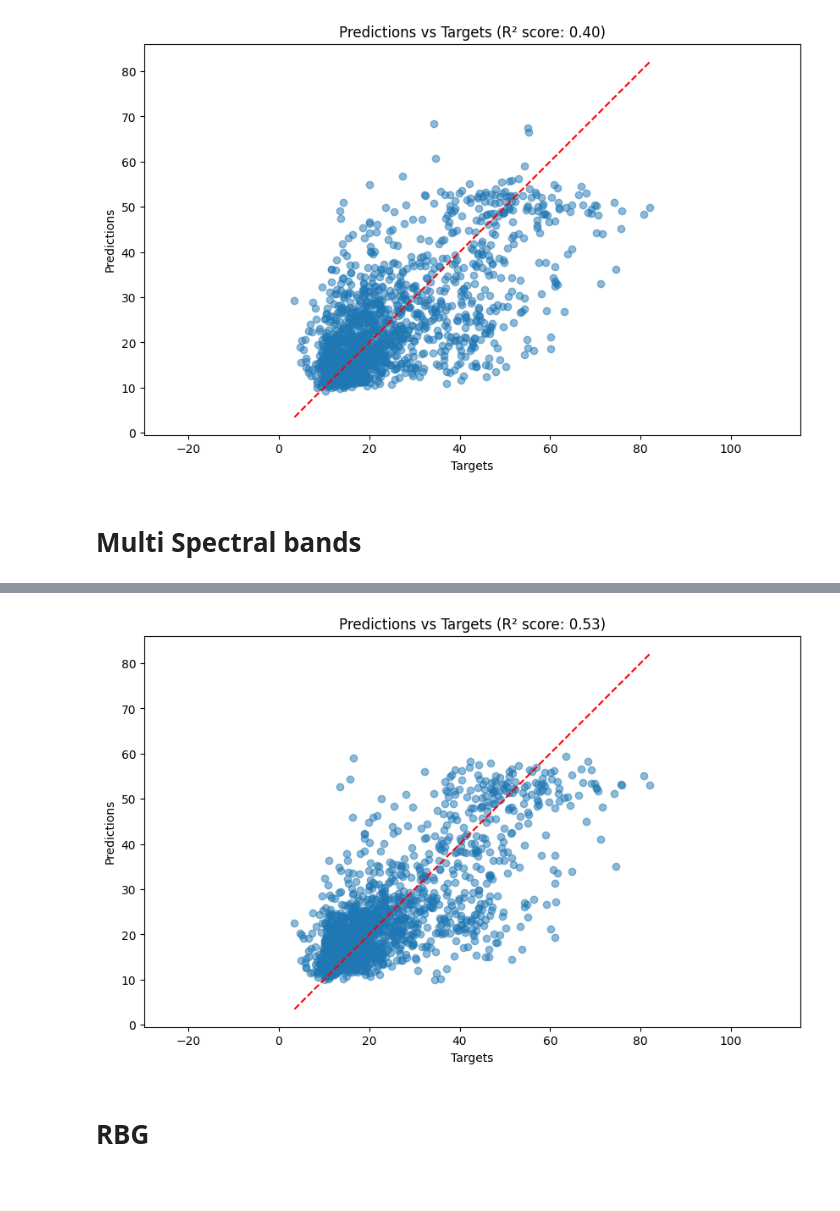
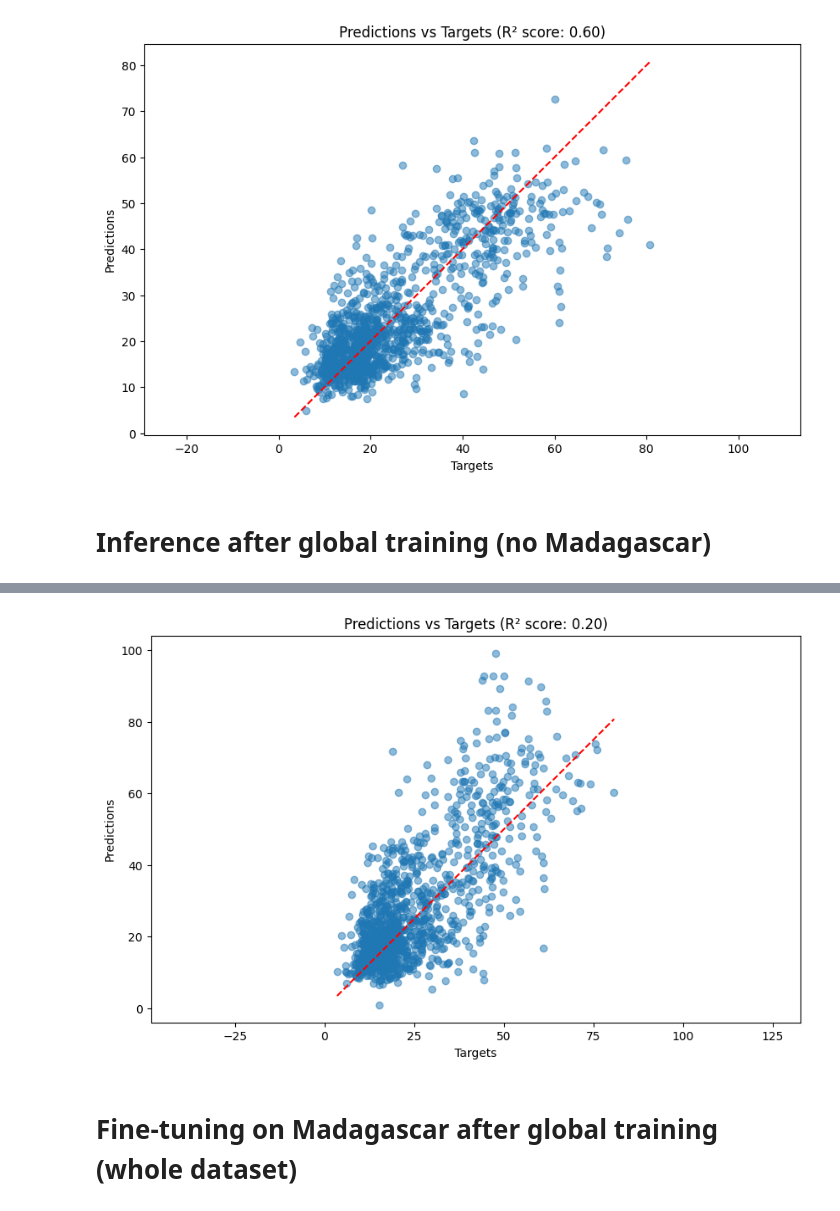
Before and after one commit to morand-g/malpolon-marbec, a Jupyter notebook: examples/poverty/results.ipynb, the cells around one changed output, grey strips where cells are left out. Cells and saved outputs as stored; diff of their text form; code cells hidden in the pictures.

Commit message:
Madagascar benchmark v1

```diff
--- a/examples/poverty/results.ipynb
+++ b/examples/poverty/results.ipynb
@@ -3,3 +7,27 @@ import pandas as pd
 # %%
 %load_ext tensorboard
+# %%
+def plot_predict(data: pd.DataFrame):
+    """
+    Plot prediction points gathered in prediction.csv and compute the global r².
+
+    Parameters
+    ----------
+    data: pd.DataFrame
+    Dataframe containing the prediction points.
+
+    """
+
+    # Compute R² score
+    r2 = Fmetrics.regression.r2_score(tensor(data['predictions']), tensor(data['targets']), multioutput='uniform_average')
+
+    # Plot predictions vs targets
+    plt.figure(figsize=(10, 6))
+    plt.scatter(data['targets'], data['predictions'], alpha=0.5)
+    plt.plot([data['targets'].min(), data['targets'].max()], [data['targets'].min(), data['targets'].max()], 'r--')
+    plt.xlabel('Targets')
+    plt.ylabel('Predictions')
+    plt.title(f'Predictions vs Targets (R² score: {r2:.2f})')
+    plt.axis('equal')
+    plt.show()
 # %% [markdown]
@@ -11,25 +40,23 @@ import pandas as pd
 # %%
-from cnn_on_ms_poverty import plot_predict
-
 data = pd.read_csv(
-    'outputs/cnn_on_ms_poverty/mada_season_notrain/predictions.csv')
+    'outputs/Africa_inf/predictions.csv')
 plot_predict(data)
 # %% [output]
-[figure, old version]
+[figure, new version]
 # %% [markdown]
-# Multi Spectral bands
+# Inference after global training (no Madagascar)
 # %%
 %tensorboard --logdir=outputs/cnn_on_ms_poverty/kfolds_global_ms/tensorboard_logs/
 # %% [output]
 Reusing TensorBoard on port 6007 (pid 8856), started 0:00:04 ago. (Use '!kill 8856' to kill it.)
 [interactive output not drawn]
 # %%
-data = pd.read_csv('outputs/cnn_on_ms_poverty/2025-09-01_14-25-17/predictions.csv')
+data = pd.read_csv('outputs/NoMada_inf/predictions.csv')
 plot_predict(data)
 # %% [output]
-[figure, old version]
+[figure, new version]
 # %% [markdown]
-# RBG
+# Fine-tuning on Madagascar after global training (whole dataset)
 # %%
 %tensorboard --logdir=outputs/cnn_on_ms_poverty/kfolds_global_rgb/tensoboard_logs
 # %% [output]
```
Also changed, not shown: parts of 6 cells of this notebook, 2 other files.
